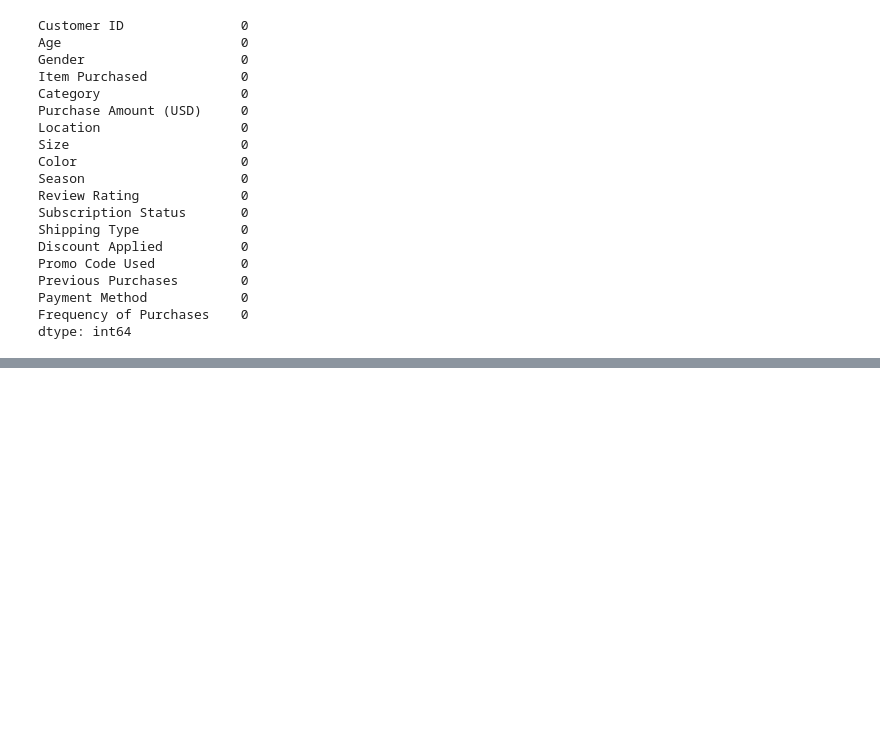
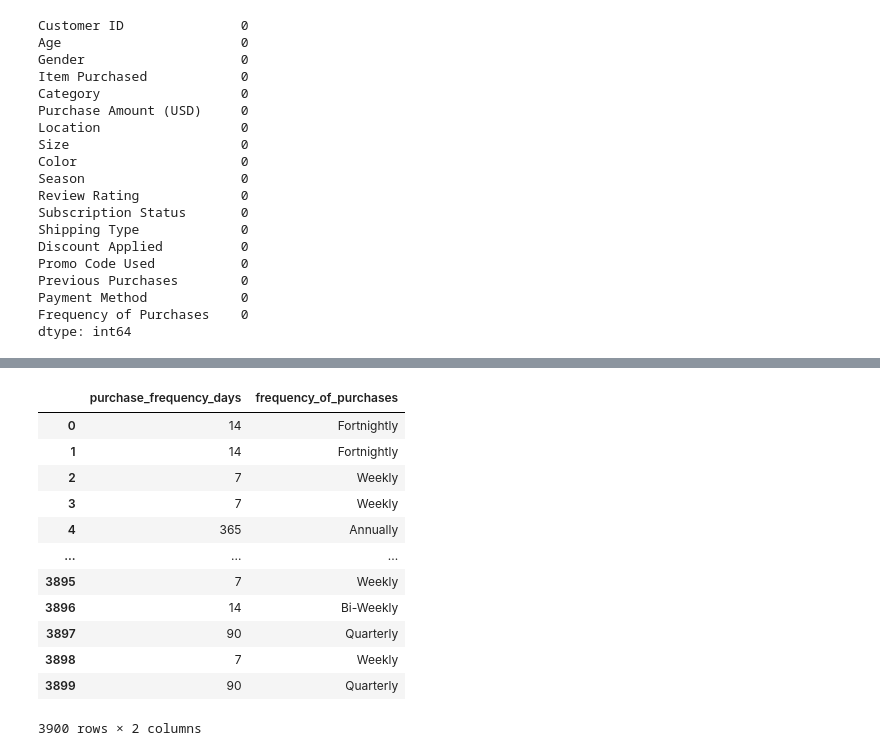
Before and after one commit to manishkr6/customer-trends-data-analysis-SQL-Python-PowerBI, a Jupyter notebook: Customer_Shopping_Behavior_Analysis.ipynb, the cells around one changed output, grey strips where cells are left out. Saved outputs shown, nothing was run; the diff lists cells and outputs as text; code cells hidden in the pictures; blank space fills up the shorter version.

```diff
--- a/Customer_Shopping_Behavior_Analysis.ipynb
+++ b/Customer_Shopping_Behavior_Analysis.ipynb
@@ -93,0 +127,30 @@ dtype: int64
+# %%
+# Create column purchase_frequency_days
+
+frequency_mapping = {
+    'Fortnightly': 14,
+    'Weekly': 7,
+    'Monthly': 30,
+    'Quarterly': 90,
+    'Bi-Weekly': 14,
+    'Annually': 365,
+    'Every 3 Months': 90
+}
+
+df['purchase_frequency_days'] = df['frequency_of_purchases'].map(frequency_mapping)
+# %%
+df[['purchase_frequency_days', 'frequency_of_purchases']]
+# %% [output]
+|  | purchase_frequency_days | frequency_of_purchases |
+| 0 | 14 | Fortnightly |
+| 1 | 14 | Fortnightly |
+| 2 | 7 | Weekly |
+| 3 | 7 | Weekly |
+| 4 | 365 | Annually |
+| ... | ... | ... |
+| 3895 | 7 | Weekly |
+| 3896 | 14 | Bi-Weekly |
+| 3897 | 90 | Quarterly |
+| 3898 | 7 | Weekly |
+| 3899 | 90 | Quarterly |
+3900 rows × 2 columns
```
Also changed, not shown: parts of 12 cells of this notebook, 1 other file.
